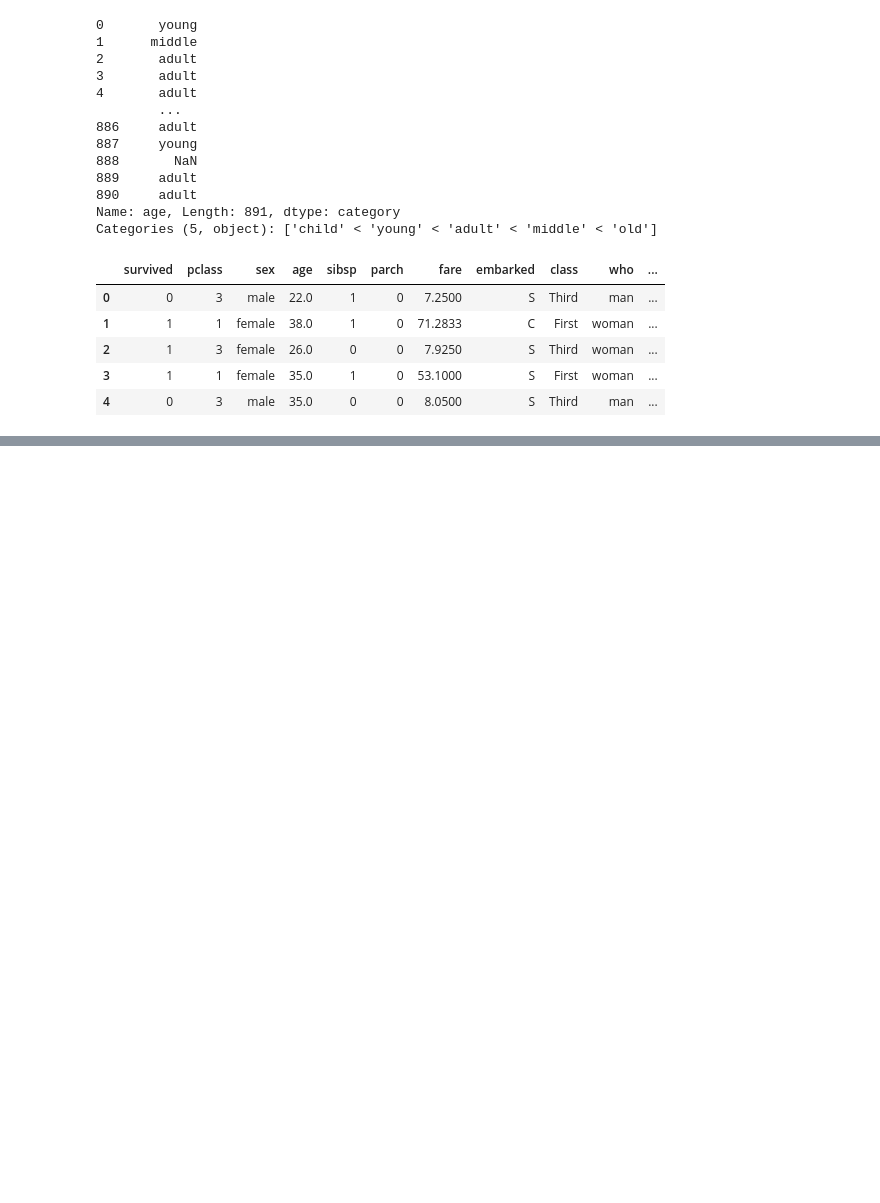
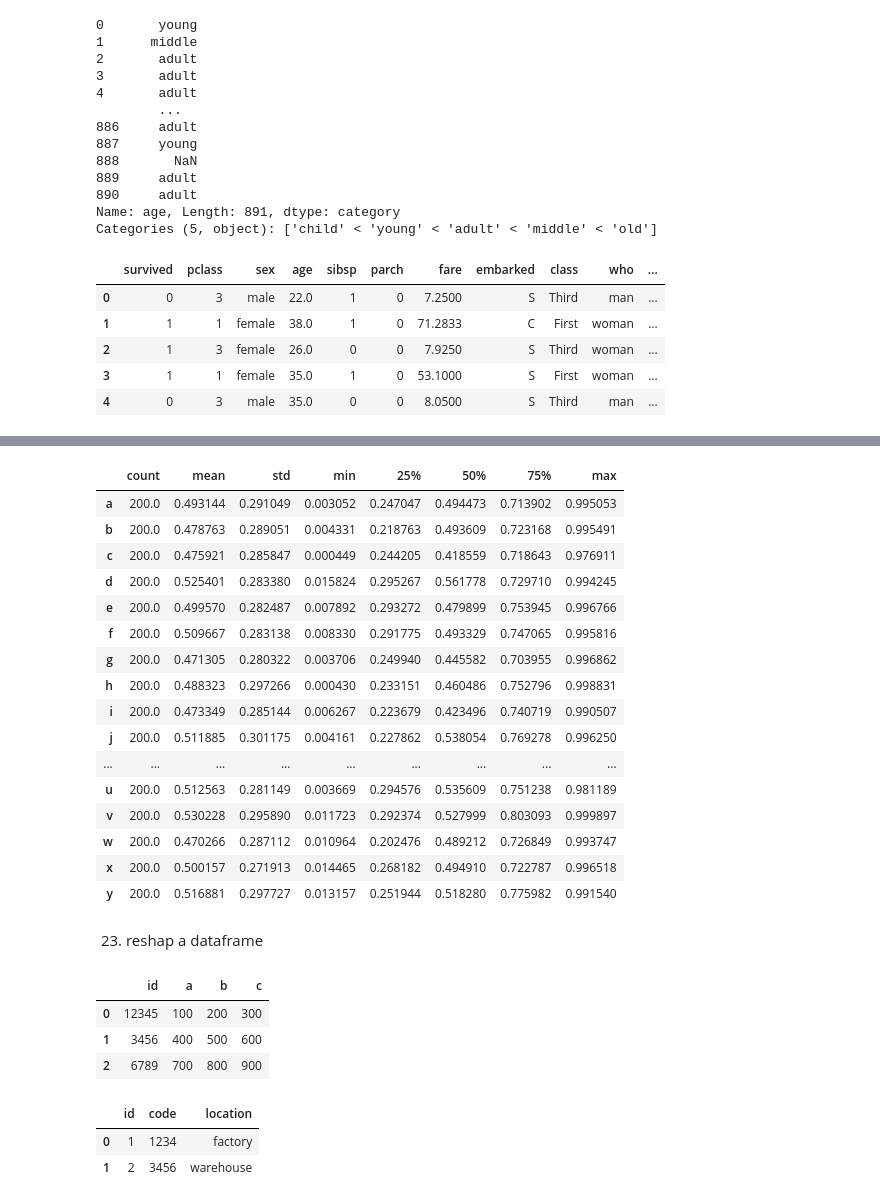
Before and after one commit to qasim697/python_ka_chilla, a Jupyter notebook: DAY_8/tipsTricks_2.ipynb, the cells around one changed output, grey strips where cells are left out. Saved outputs shown, nothing was run; the diff lists cells and outputs as text; code cells hidden in the pictures; blank space fills up the shorter version.

```diff
--- a/DAY_8/tipsTricks_2.ipynb
+++ b/DAY_8/tipsTricks_2.ipynb
@@ -497,0 +558,4 @@ df.head()
+# %%
+import pandas as pd
+import numpy as np
+df=pd.DataFrame(np.random.rand(200,25), columns=list('abcdefghijklmnopqrstuvwxy'))
@@ -497,0 +605,38 @@ df.head()
+# %%
+df.describe().T
+# %% [output]
+|  | count | mean | std | min | 25% | 50% | 75% | max |
+| a | 200.0 | 0.493144 | 0.291049 | 0.003052 | 0.247047 | 0.494473 | 0.713902 | 0.995053 |
+| b | 200.0 | 0.478763 | 0.289051 | 0.004331 | 0.218763 | 0.493609 | 0.723168 | 0.995491 |
+| c | 200.0 | 0.475921 | 0.285847 | 0.000449 | 0.244205 | 0.418559 | 0.718643 | 0.976911 |
+| d | 200.0 | 0.525401 | 0.283380 | 0.015824 | 0.295267 | 0.561778 | 0.729710 | 0.994245 |
+| e | 200.0 | 0.499570 | 0.282487 | 0.007892 | 0.293272 | 0.479899 | 0.753945 | 0.996766 |
+| f | 200.0 | 0.509667 | 0.283138 | 0.008330 | 0.291775 | 0.493329 | 0.747065 | 0.995816 |
+| g | 200.0 | 0.471305 | 0.280322 | 0.003706 | 0.249940 | 0.445582 | 0.703955 | 0.996862 |
+| h | 200.0 | 0.488323 | 0.297266 | 0.000430 | 0.233151 | 0.460486 | 0.752796 | 0.998831 |
+| i | 200.0 | 0.473349 | 0.285144 | 0.006267 | 0.223679 | 0.423496 | 0.740719 | 0.990507 |
+| j | 200.0 | 0.511885 | 0.301175 | 0.004161 | 0.227862 | 0.538054 | 0.769278 | 0.996250 |
+| ... | ... | ... | ... | ... | ... | ... | ... | ... |
+| u | 200.0 | 0.512563 | 0.281149 | 0.003669 | 0.294576 | 0.535609 | 0.751238 | 0.981189 |
+| v | 200.0 | 0.530228 | 0.295890 | 0.011723 | 0.292374 | 0.527999 | 0.803093 | 0.999897 |
+| w | 200.0 | 0.470266 | 0.287112 | 0.010964 | 0.202476 | 0.489212 | 0.726849 | 0.993747 |
+| x | 200.0 | 0.500157 | 0.271913 | 0.014465 | 0.268182 | 0.494910 | 0.722787 | 0.996518 |
+| y | 200.0 | 0.516881 | 0.297727 | 0.013157 | 0.251944 | 0.518280 | 0.775982 | 0.991540 |
+# %% [markdown]
+23. reshap a dataframe
+# %%
+fasla=pd.DataFrame([['12345',100,200,300], ['3456',400,500,600],
+                    ['6789',700,800,900]], columns=['id','a','b','c'])
+fasla
+# %% [output]
+|  | id | a | b | c |
+| 0 | 12345 | 100 | 200 | 300 |
+| 1 | 3456 | 400 | 500 | 600 |
+| 2 | 6789 | 700 | 800 | 900 |
+# %%
+fasla2=pd.DataFrame([[1, '1234', 'factory'], [2, '3456', 'warehouse']], columns=['id','code','location'])
+fasla2
+# %% [output]
+|  | id | code | location |
+| 0 | 1 | 1234 | factory |
+| 1 | 2 | 3456 | warehouse |
```
Also changed, not shown: parts of 13 cells of this notebook.
